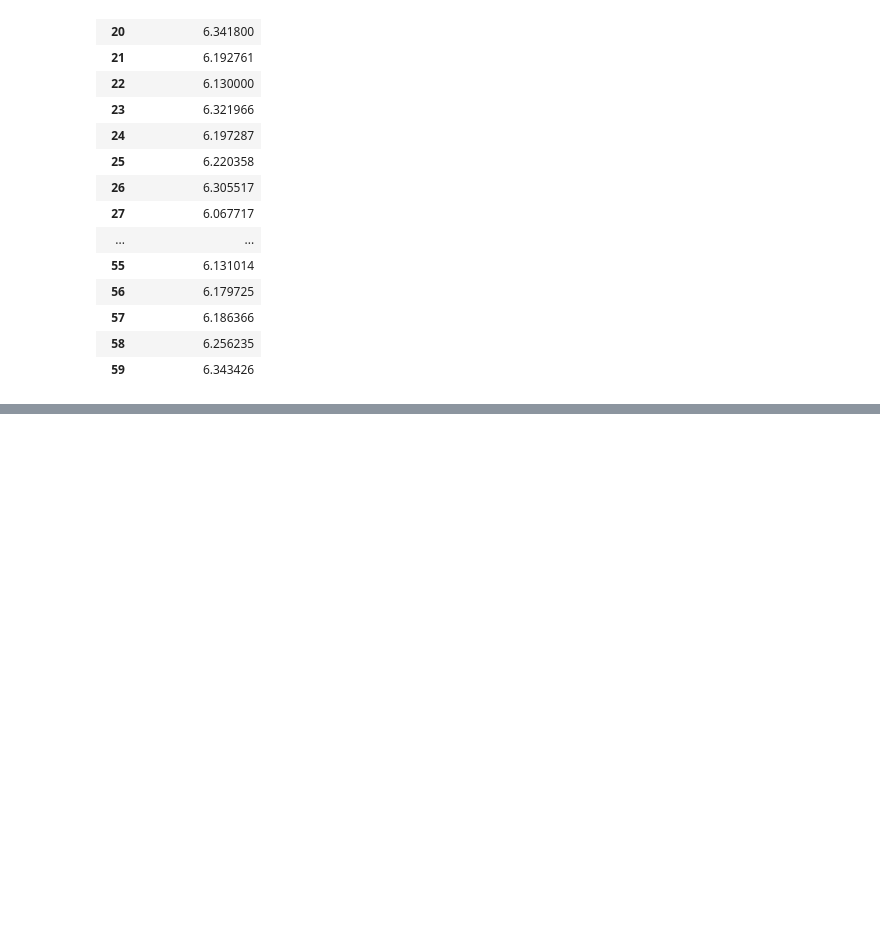
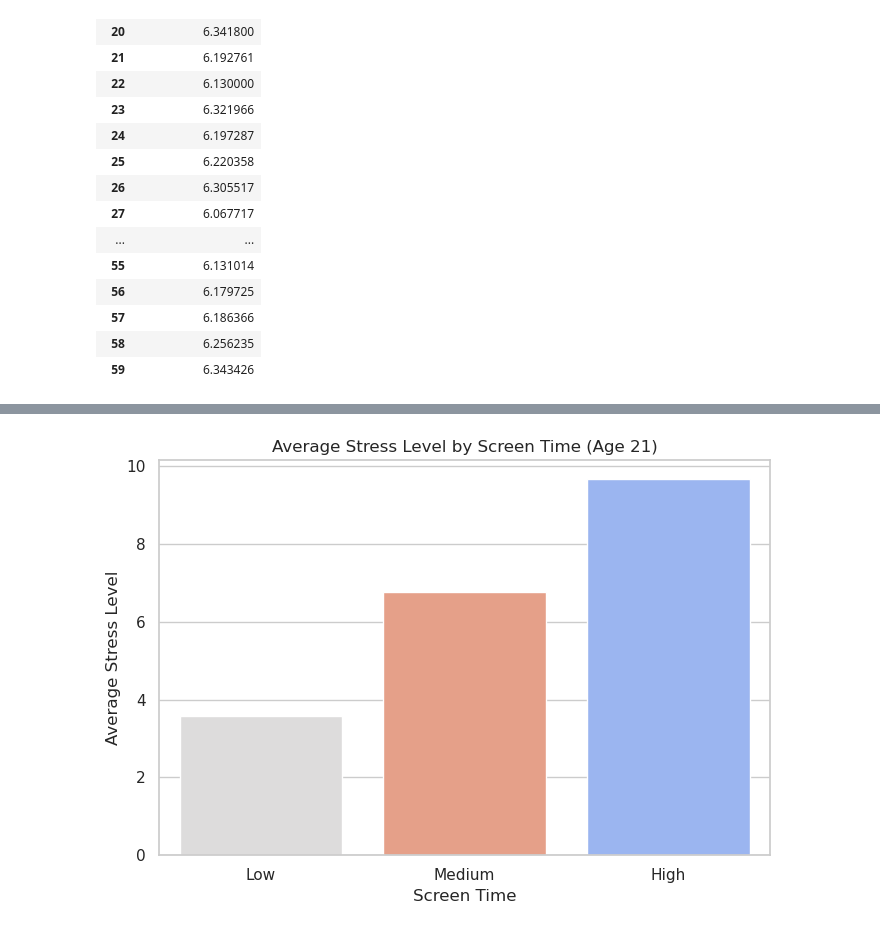
Before and after one commit to danielsj2022/-cis4930-sp26-project-group-2, a Jupyter notebook: CIS_project1.ipynb, the cells around one changed output, grey strips where cells are left out. Drawn from its saved outputs; the diff is of its cells as text; code cells hidden in the pictures; blank space fills up the shorter version.

```diff
--- a/CIS_project1.ipynb
+++ b/CIS_project1.ipynb
@@ -214,0 +285,88 @@ df_update.describe()
+# %%
+import matplotlib.pyplot as plt
+import seaborn as sns
+import numpy as np
+import os
+
+sns.set_theme(style="whitegrid")
+
+# Make a working copy
+df_bar = df_update.copy()
+
+# Create screen time category
+df_bar["screen_time_category"] = np.where(
+    df_bar["daily_screen_time_hours"] < 3, "Low",
+    np.where(df_bar["daily_screen_time_hours"] < 7, "Medium", "High")
+)
+
+# Ensure output folder exists
+os.makedirs("figures", exist_ok=True)
+
+# --- Plot for Age 21 ---
+df_21 = df_bar.loc[df_bar["age"] == 21]
+grouped_21 = df_21.groupby("screen_time_category")["stress_level"].mean().reset_index()
+order = ["Low", "Medium", "High"]
+
+fig, ax = plt.subplots(figsize=(7, 5))
+sns.barplot(
+    data=grouped_21,
+    x="screen_time_category",
+    y="stress_level",
+    hue="screen_time_category",
+    palette="coolwarm",
+    legend=False,
+    order=order,
+    ax=ax
+)
+ax.set_title("Average Stress Level by Screen Time (Age 21)")
+ax.set_xlabel("Screen Time")
+ax.set_ylabel("Average Stress Level")
+fig.tight_layout()
+fig.savefig("figures/stress_by_screen_time_age_21.png", dpi=300)
+plt.show()
+
+# --- Plot for Age 35 ---
+df_35 = df_bar.loc[df_bar["age"] == 35]
+grouped_35 = df_35.groupby("screen_time_category")["stress_level"].mean().reset_index()
+
+fig, ax = plt.subplots(figsize=(7, 5))
+sns.barplot(
+    data=grouped_35,
+    x="screen_time_category",
+    y="stress_level",
+    hue="screen_time_category",
+    palette="coolwarm",
+    legend=False,
+    order=order,
+    ax=ax
+)
+ax.set_title("Average Stress Level by Screen Time (Age 35)")
+ax.set_xlabel("Screen Time")
+ax.set_ylabel("Average Stress Level")
+fig.tight_layout()
+fig.savefig("figures/stress_by_screen_time_age_35.png", dpi=300)
+plt.show()
+
+# --- Plot for Age 50 ---
+df_50 = df_bar.loc[df_bar["age"] == 50]
+grouped_50 = df_50.groupby("screen_time_category")["stress_level"].mean().reset_index()
+
+fig, ax = plt.subplots(figsize=(7, 5))
+sns.barplot(
+    data=grouped_50,
+    x="screen_time_category",
+    y="stress_level",
+    hue="screen_time_category",
+    palette="coolwarm",
+    legend=False,
+    order=order,
+    ax=ax
+)
+ax.set_title("Average Stress Level by Screen Time (Age 50)")
+ax.set_xlabel("Screen Time")
+ax.set_ylabel("Average Stress Level")
+fig.tight_layout()
+fig.savefig("figures/stress_by_screen_time_age_50.png", dpi=300)
+plt.show()
+# %% [output]
+[figure, added]
```
Also changed, not shown: parts of 7 cells of this notebook, 3 other files.
